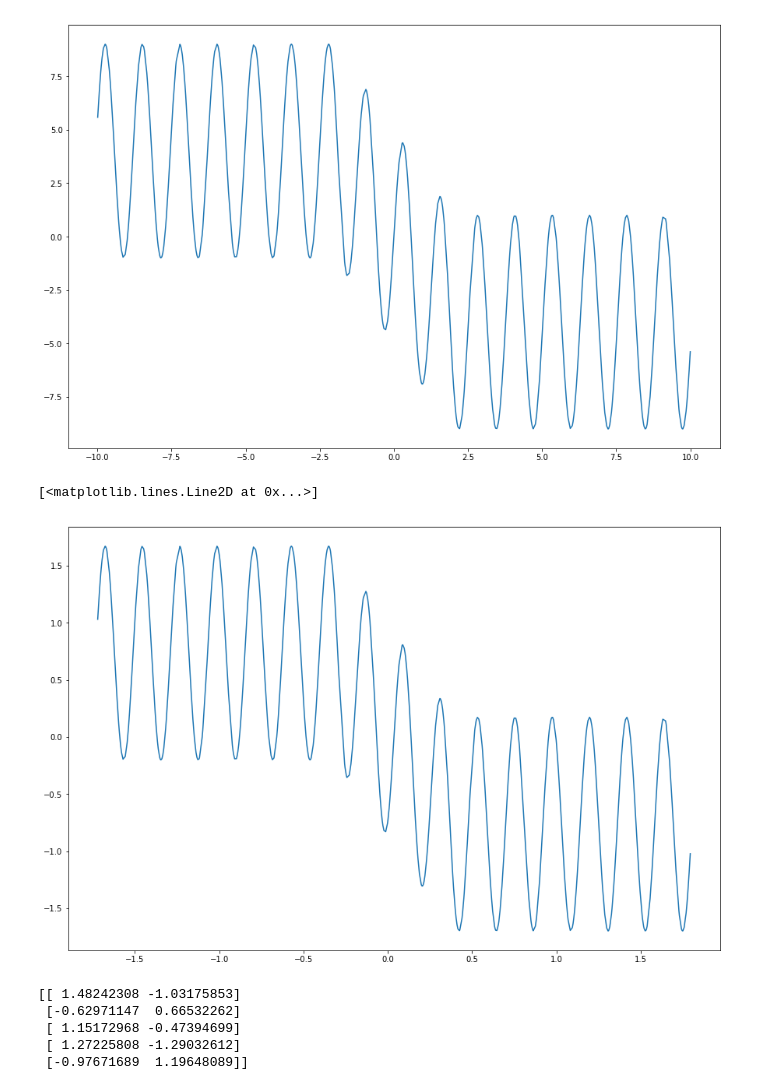
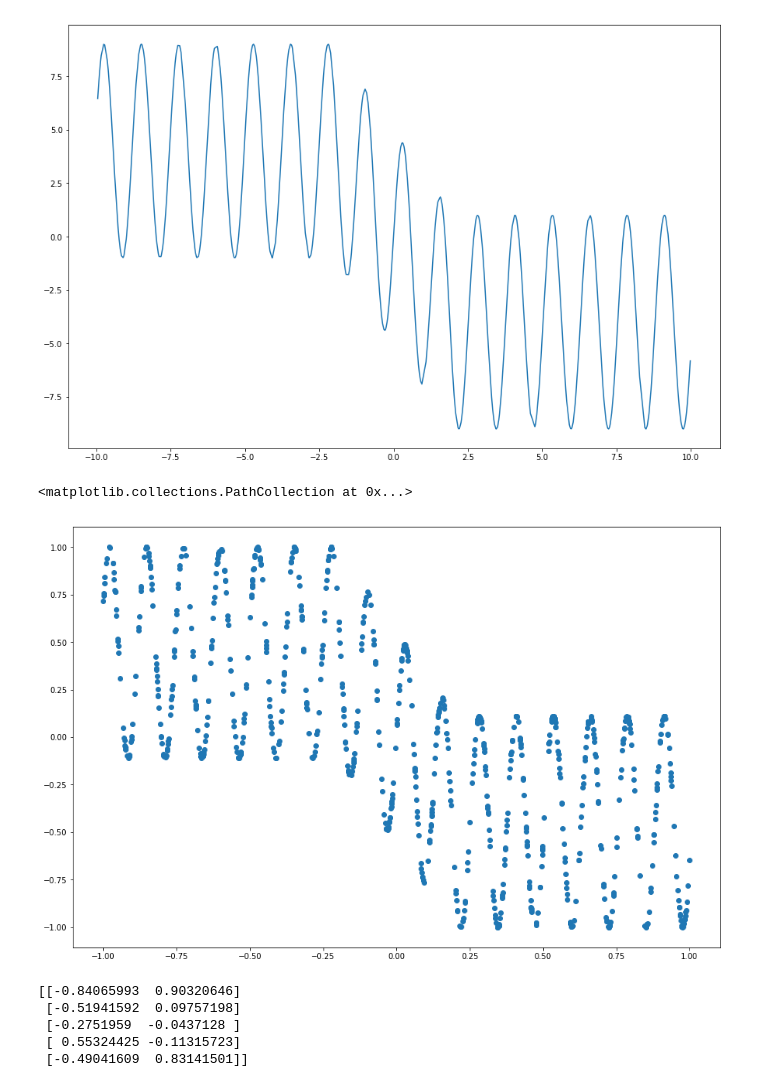
Before and after one commit to SultanovAR/mephi_course_neuro, a Jupyter notebook: 2lab/2popitka.ipynb, the cells around one changed output. Cells and saved outputs as stored; diff of their text form; code cells hidden in the pictures.

```diff
--- a/2lab/2popitka.ipynb
+++ b/2lab/2popitka.ipynb
@@ -37,24 +37,23 @@ plt.plot(data[:, 0], data[:, 1])
 [figure]
 # %%
 # Преобразование данных
-scaler = preprocessing.StandardScaler()
-data = scaler.fit_transform(data)
+data = preprocessing.minmax_scale(data, feature_range=(-1,1))
 
 plt.figure(figsize=(15,10))
-plt.plot(data[:, 0], data[:, 1])
+plt.scatter(data[:, 0], data[:, 1])
 # %% [output]
-[<matplotlib.lines.Line2D at 0x...>]
+<matplotlib.collections.PathCollection at 0x...>
-[figure, old version]
+[figure, new version]
 # %%
 #премешать
 np.random.shuffle(data)
 print(data[:5])
 # %% [output]
-[[ 1.48242308 -1.03175853]
- [-0.62971147  0.66532262]
- [ 1.15172968 -0.47394699]
- [ 1.27225808 -1.29032612]
- [-0.97671689  1.19648089]]
+[[-0.84065993  0.90320646]
+ [-0.51941592  0.09757198]
+ [-0.2751959  -0.0437128 ]
+ [ 0.55324425 -0.11315723]
+ [-0.49041609  0.83141501]]
 # %%
 #отметим границы
 train_border = [0, int(len(data)*0.6)]
```
Also changed, not shown: parts of 15 cells of this notebook, 22 other files.
